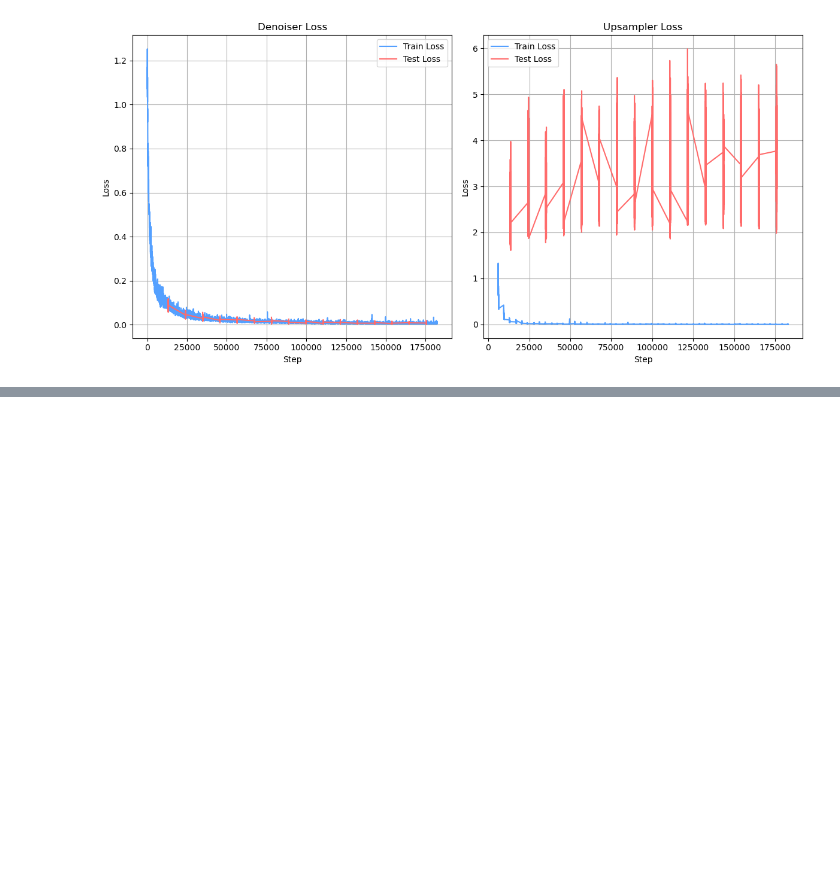
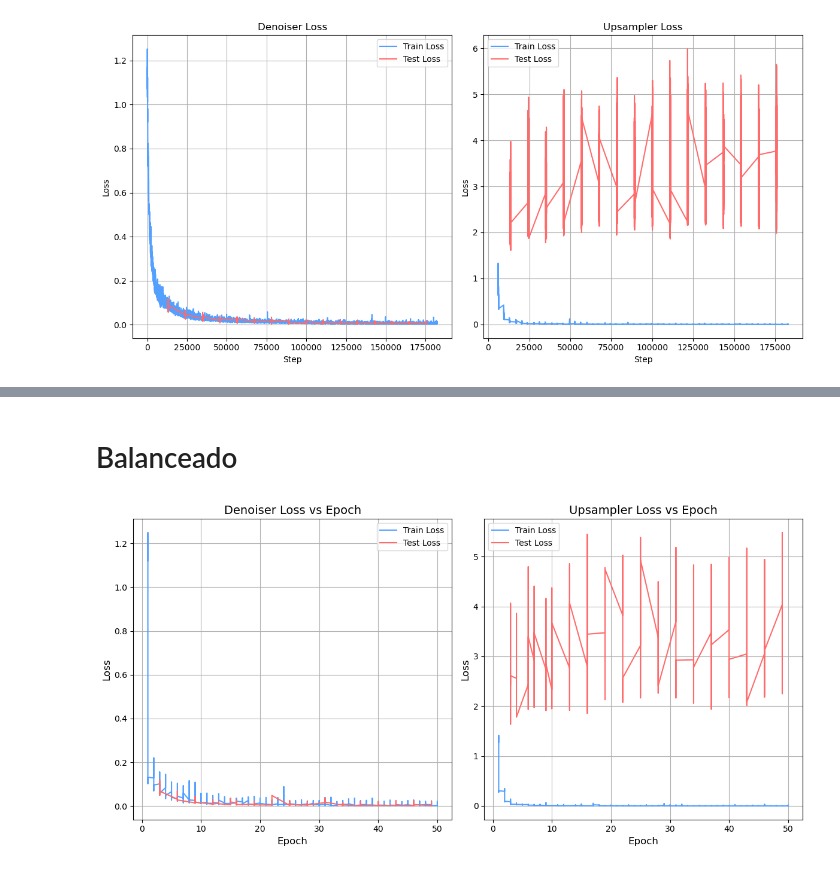
Before and after one commit to AlexBodner/DIAMOND_SuperMario, a Jupyter notebook: metricas/plots.ipynb, the cells around one changed output, grey strips where cells are left out. Saved outputs shown, nothing was run; the diff lists cells and outputs as text; code cells hidden in the pictures; blank space fills up the shorter version.

```diff
--- a/metricas/plots.ipynb
+++ b/metricas/plots.ipynb
@@ -45,0 +130,22 @@ plt.show()
+# %% [markdown]
+# Balanceado
+# %%
+
+plot_loss_vs_epoch(
+    train_loss_files={
+        'denoiser': 'balanceado/denoiser_train_loss.csv',
+        'upsampler': 'balanceado/upsampler_train_loss.csv'
+    },
+    test_loss_files={
+        'denoiser': 'balanceado/denoiser_test_loss.csv',
+        'upsampler': 'balanceado/upsampler_test_loss.csv'
+    },
+    epoch_mapping_file='epoch_steps.csv',
+    loss_keys={
+        'denoiser': ('experiment-balanced-data - denoiser/train/loss_denoising', 'experiment-balanced-data - denoiser/test/loss_denoising'),
+        'upsampler': ('experiment-balanced-data - upsampler/train/loss_denoising', 'experiment-balanced-data - upsampler/test/loss_denoising')
+    },
+    titles=['Denoiser', 'Upsampler']
+)
+# %% [output]
+[figure, added]
```
Also changed, not shown: parts of 4 cells of this notebook, 1 other file.
